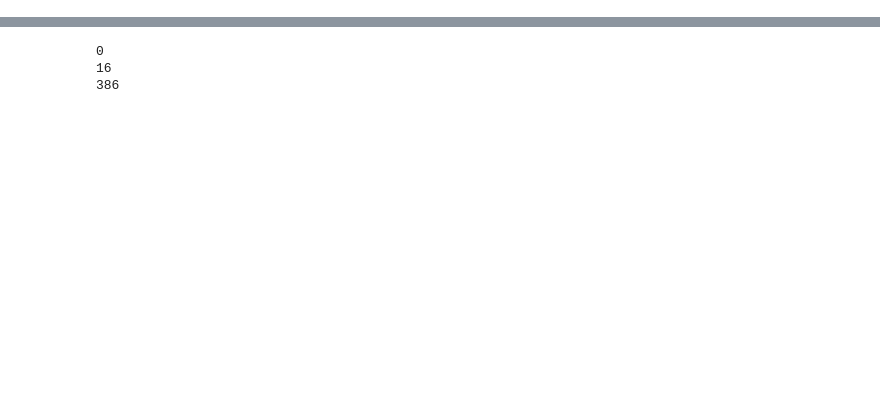
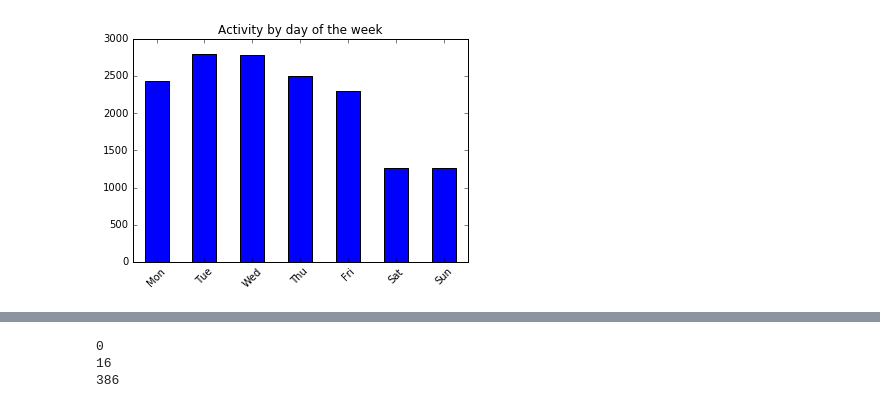
Before and after one commit to jrovegno/delicious_plot, a Jupyter notebook: Data_Analysis.ipynb, the cells around one changed output, grey strips where cells are left out. Saved outputs shown, nothing was run; the diff lists cells and outputs as text; code cells hidden in the pictures; blank space fills up the shorter version.

```diff
--- a/Data_Analysis.ipynb
+++ b/Data_Analysis.ipynb
@@ -100,0 +39,8 @@ df.title.groupby(pd.TimeGrouper("A")).count().plot(title="Annually activity")
+# %%
+# Activity by day of the week plot
+ax = df.href.groupby(df.index.dayofweek).count().plot(kind="bar", title="Activity by day of the week")
+days = [pd.datetime(2000, 1, i).strftime('%a') for i in range(3,10)]
+plt.xticks(range(7), days, rotation=45)
+plt.show()
+# %% [output]
+[figure, added]
```
Also changed, not shown: parts of 17 cells of this notebook.
